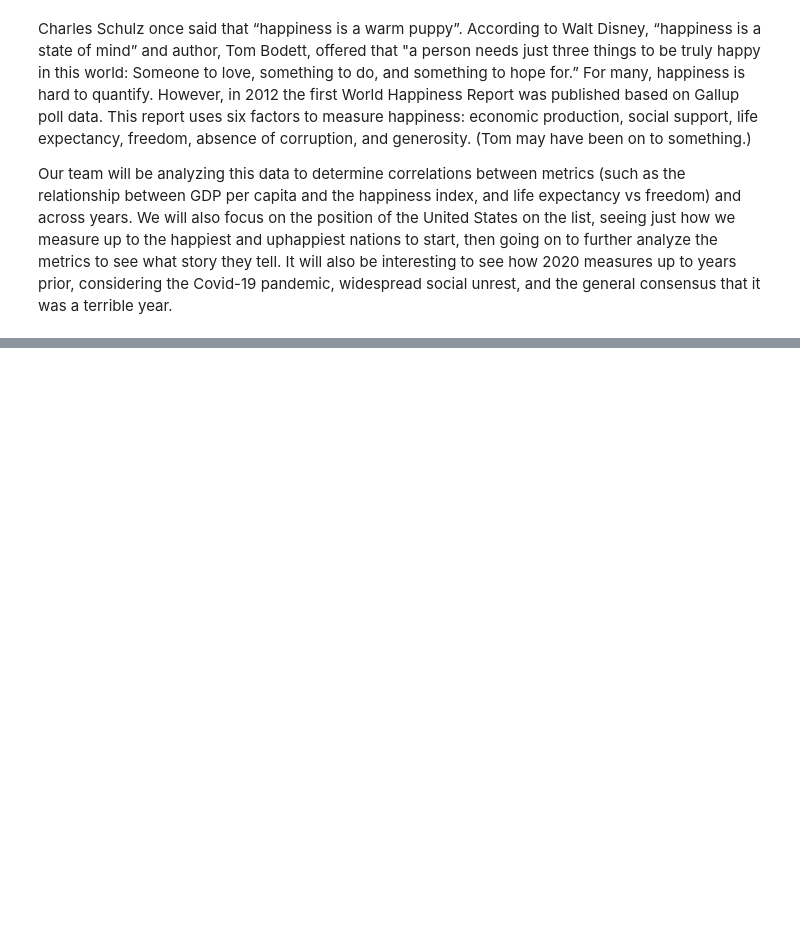
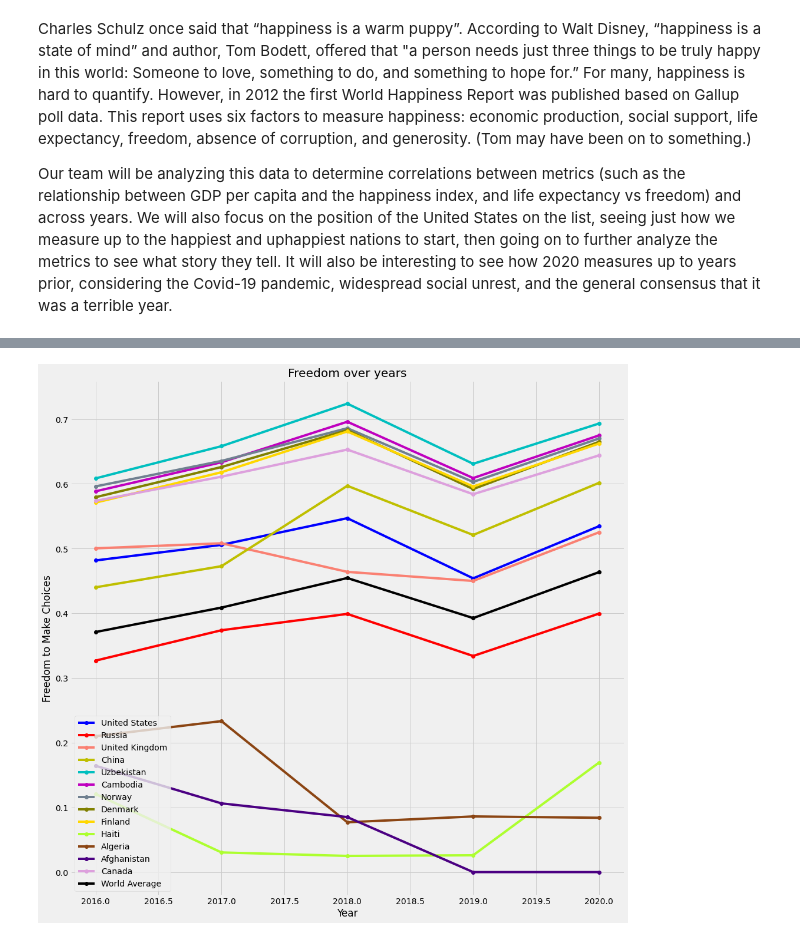
Before and after one commit to alannahmarie/project_hapPyness, a Jupyter notebook: Ben/ben_hapPyness.ipynb, the cells around one changed output, grey strips where cells are left out. Cells and saved outputs as stored; diff of their text form; code cells hidden in the pictures; blank space fills up the shorter version.

```diff
--- a/Ben/ben_hapPyness.ipynb
+++ b/Ben/ben_hapPyness.ipynb
@@ -48,0 +69,55 @@ clean_data_2019_df.head(155)
+# %%
+usa = pd.DataFrame(clean_data_all_years_df.loc[(clean_data_all_years_df["Country"] == 'United States')])
+usa_df = usa[['Country', 'Health/Life Expectancy', 'Freedom to Make Choices', 'Year']]
+china = pd.DataFrame(clean_data_all_years_df.loc[(clean_data_all_years_df["Country"] == 'China')])
+china_df = china[['Country', 'Health/Life Expectancy', 'Freedom to Make Choices', 'Year']]
+russia = pd.DataFrame(clean_data_all_years_df.loc[(clean_data_all_years_df["Country"] == 'Russia')])
+russia_df = russia[['Country', 'Health/Life Expectancy', 'Freedom to Make Choices', 'Year']]
+uk = pd.DataFrame(clean_data_all_years_df.loc[(clean_data_all_years_df["Country"] == 'United Kingdom')])
+uk_df = uk[['Country', 'Health/Life Expectancy', 'Freedom to Make Choices', 'Year']]
+uzbekistan = pd.DataFrame(clean_data_all_years_df.loc[(clean_data_all_years_df["Country"] == 'Uzbekistan')])
+uzbekistan_df = uzbekistan[['Country', 'Health/Life Expectancy', 'Freedom to Make Choices', 'Year']]
+cambodia = pd.DataFrame(clean_data_all_years_df.loc[(clean_data_all_years_df["Country"] == 'Cambodia')])
+cambodia_df = cambodia[['Country', 'Health/Life Expectancy', 'Freedom to Make Choices', 'Year']]
+norway = pd.DataFrame(clean_data_all_years_df.loc[(clean_data_all_years_df["Country"] == 'Norway')])
+norway_df = norway[['Country', 'Health/Life Expectancy', 'Freedom to Make Choices', 'Year']]
+denmark = pd.DataFrame(clean_data_all_years_df.loc[(clean_data_all_years_df["Country"] == 'Denmark')])
+denmark_df = denmark[['Country', 'Health/Life Expectancy', 'Freedom to Make Choices', 'Year']]
+finland = pd.DataFrame(clean_data_all_years_df.loc[(clean_data_all_years_df["Country"] == 'Finland')])
+finland_df = finland[['Country', 'Health/Life Expectancy', 'Freedom to Make Choices', 'Year']]
+haiti = pd.DataFrame(clean_data_all_years_df.loc[(clean_data_all_years_df["Country"] == 'Haiti')])
+haiti_df = haiti[['Country', 'Health/Life Expectancy', 'Freedom to Make Choices', 'Year']]
+algeria = pd.DataFrame(clean_data_all_years_df.loc[(clean_data_all_years_df["Country"] == 'Algeria')])
+algeria_df = algeria[['Country', 'Health/Life Expectancy', 'Freedom to Make Choices', 'Year']]
+afghanistan = pd.DataFrame(clean_data_all_years_df.loc[(clean_data_all_years_df["Country"] == 'Afghanistan')])
+afghanistan_df = afghanistan[['Country', 'Health/Life Expectancy', 'Freedom to Make Choices', 'Year']]
+canada = pd.DataFrame(clean_data_all_years_df.loc[(clean_data_all_years_df["Country"] == 'Canada')])
+canada_df = canada[['Country', 'Health/Life Expectancy', 'Freedom to Make Choices', 'Year']]
+
+
+plt.figure(figsize=(15, 15))
+plt.plot(usa_df['Year'], usa_df['Freedom to Make Choices'], marker = 'o', color='b')
+plt.plot(russia_df['Year'], russia_df['Freedom to Make Choices'], marker = 'o', color='r')
+plt.plot(uk_df['Year'], uk_df['Freedom to Make Choices'], marker = 'o', color='salmon')
+plt.plot(china_df['Year'], china_df['Freedom to Make Choices'], marker = 'o', color='y')
+plt.plot(uzbekistan_df['Year'], uzbekistan_df['Freedom to Make Choices'], marker = 'o', color='c')
+plt.plot(cambodia_df['Year'], cambodia_df['Freedom to Make Choices'], marker = 'o', color='m')
+plt.plot(norway_df['Year'], norway_df['Freedom to Make Choices'], marker = 'o', color='slategrey')
+plt.plot(denmark_df['Year'], denmark_df['Freedom to Make Choices'], marker = 'o', color='olive')
+plt.plot(finland_df['Year'], finland_df['Freedom to Make Choices'], marker = 'o', color='gold')
+plt.plot(haiti_df['Year'], haiti_df['Freedom to Make Choices'], marker = 'o', color='greenyellow')
+plt.plot(algeria_df['Year'], algeria_df['Freedom to Make Choices'], marker = 'o', color='saddlebrown')
+plt.plot(afghanistan_df['Year'], afghanistan_df['Freedom to Make Choices'], marker = 'o', color='indigo')
+plt.plot(canada_df['Year'], canada_df['Freedom to Make Choices'], marker = 'o', color='plum')
+plt.plot(avg_free_df['Year'], avg_free_df['Freedom to Make Choices'], marker = 'o', color='k')
+
+countries = ['United States','Russia','United Kingdom','China','Uzbekistan','Cambodia','Norway','Denmark','Finland','Haiti','Algeria','Afghanistan','Canada','World Average']
+
+
+plt.xlabel("Year")
+plt.ylabel("Freedom to Make Choices")
+plt.title("Freedom over years")
+plt.legend(countries, loc='best')
+plt.show()
+# %% [output]
+[figure, added]
```
Also changed, not shown: parts of 9 cells of this notebook.
